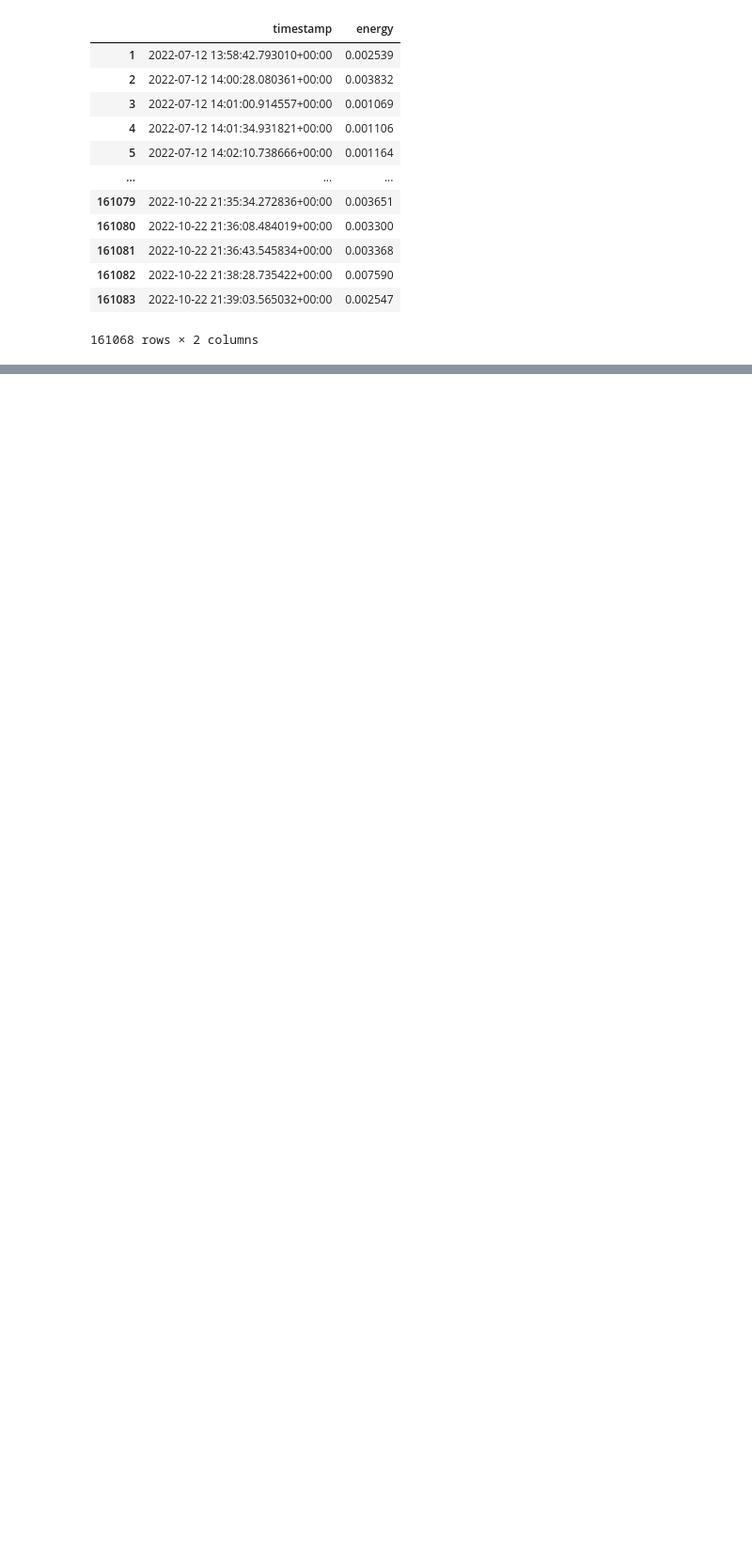
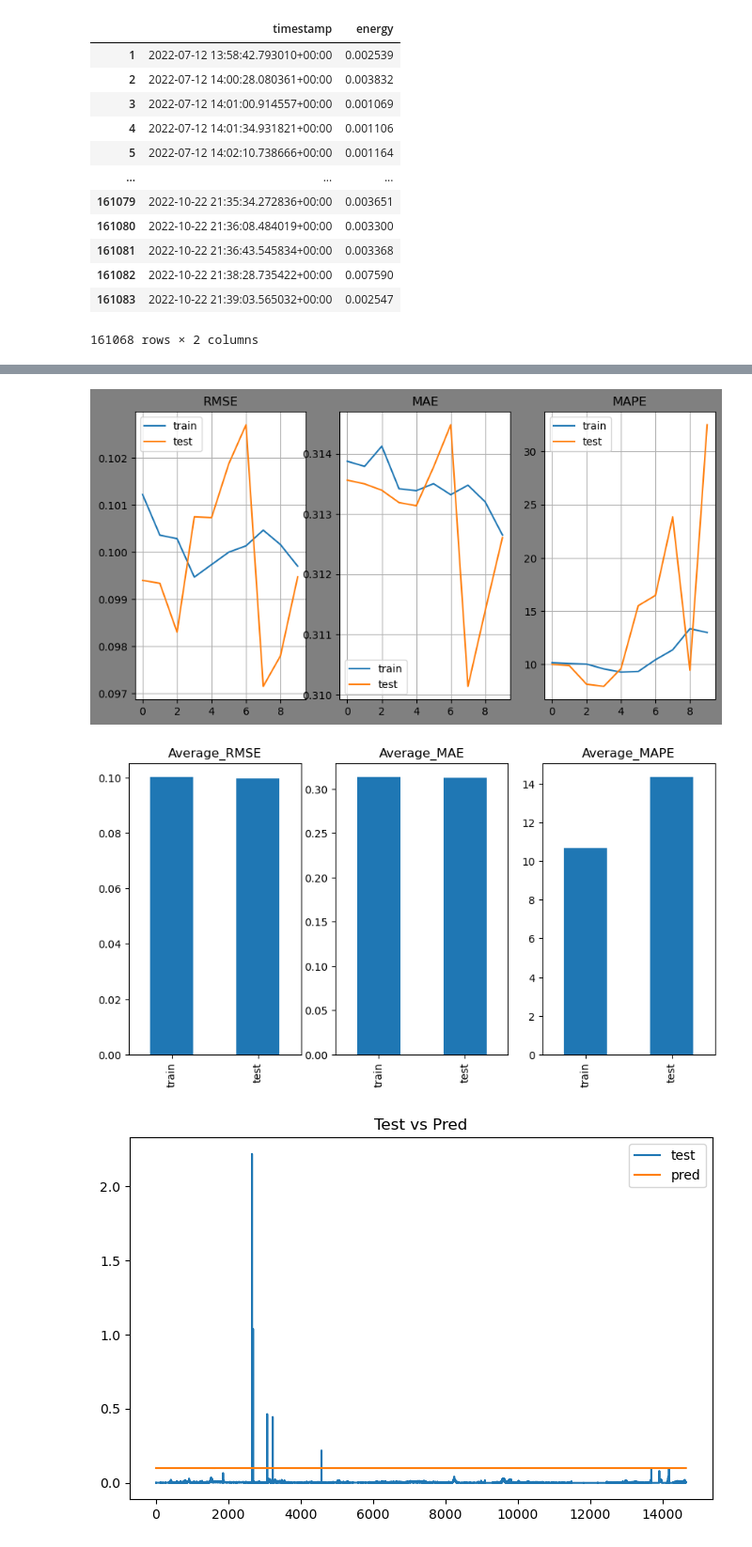
Before and after one commit to Oluwajuwon-O/project_notebooks, a Jupyter notebook: Forecasting/Comparing forecasts.ipynb, the cells around one changed output, grey strips where cells are left out. Shown at 94% size. Saved outputs shown, nothing was run; the diff lists cells and outputs as text; code cells hidden in the pictures; blank space fills up the shorter version.

```diff
--- a/Forecasting/Comparing forecasts.ipynb
+++ b/Forecasting/Comparing forecasts.ipynb
@@ -472,0 +511,5 @@ rmse
+# %%
+%%time
+
+data_model_non_scaled()
+# %% [output]
@@ -472,0 +517,3 @@ rmse
+[figure, added]
+[figure, added]
+[figure, added]
```
Also changed, not shown: parts of 33 cells of this notebook.
